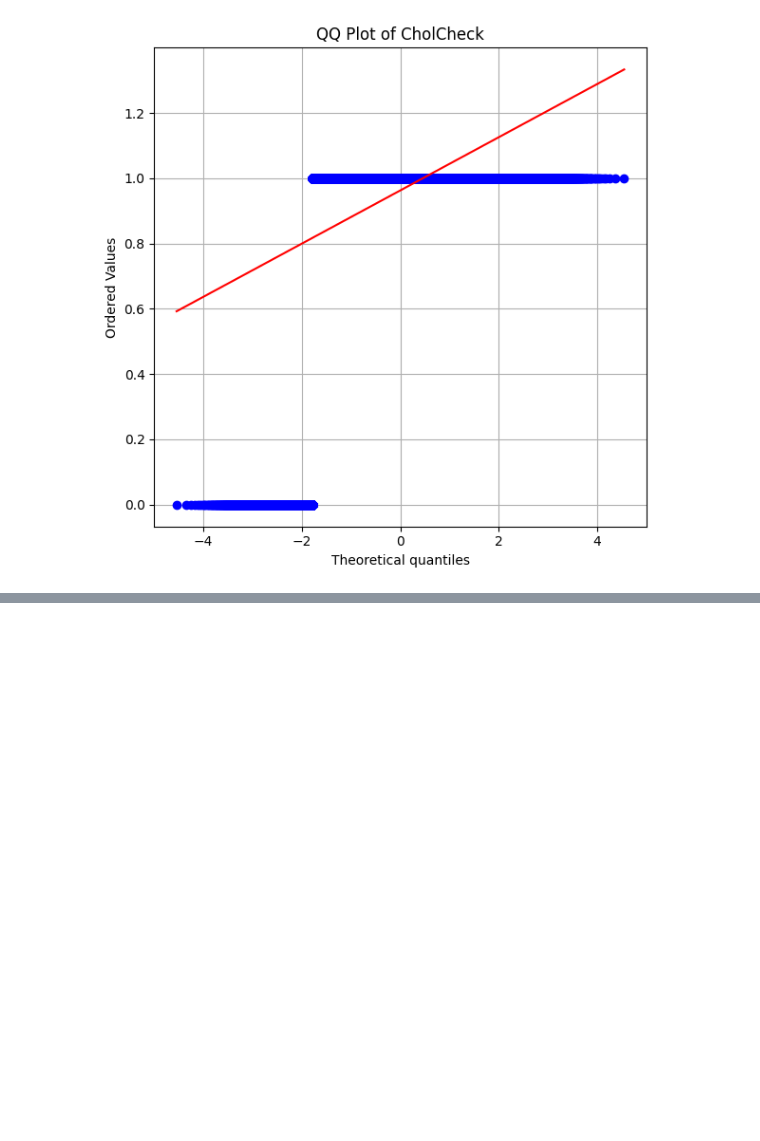
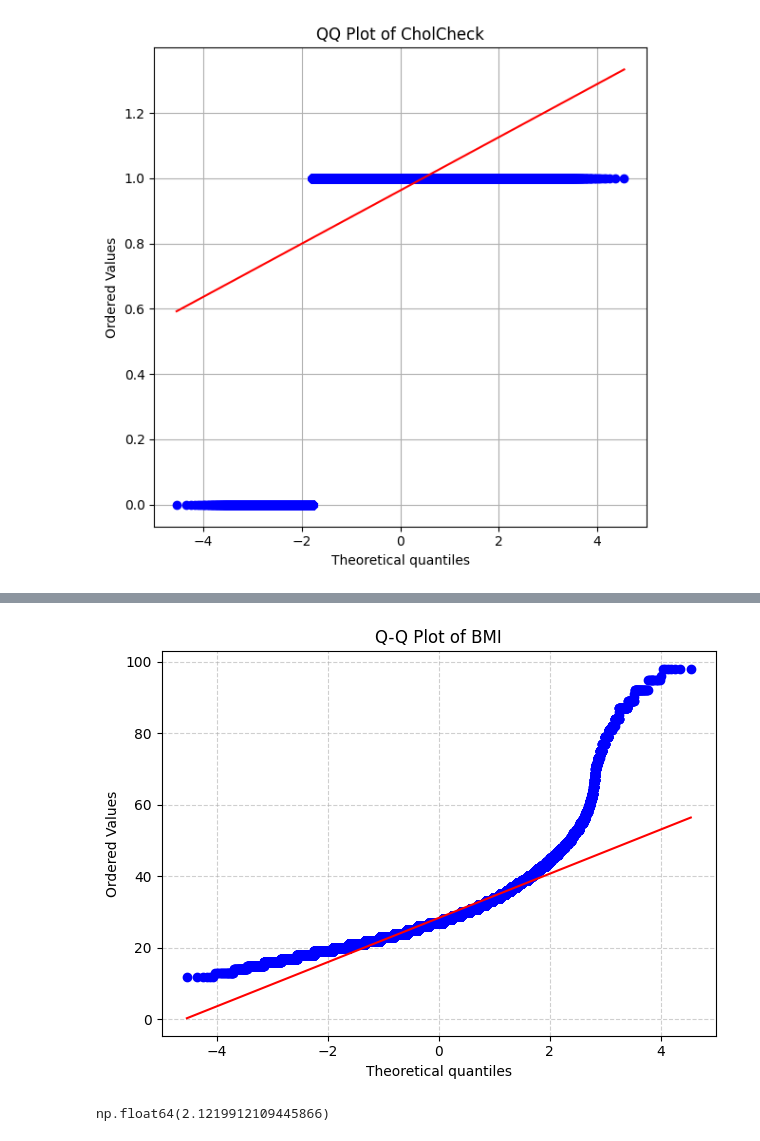
Before and after one commit to mrablfz05/diabetes-prediction, a Jupyter notebook: diabetes_prediction.ipynb, the cells around one changed output, grey strips where cells are left out. Saved outputs shown, nothing was run; the diff lists cells and outputs as text; code cells hidden in the pictures; blank space fills up the shorter version.

```diff
--- a/diabetes_prediction.ipynb
+++ b/diabetes_prediction.ipynb
@@ -526,0 +588,12 @@ plt.show()
+# %%
+stats.probplot(diabetes["BMI"], dist="norm", plot=plt)
+plt.title("Q-Q Plot of BMI")
+plt.grid(True, linestyle='--', alpha=0.6)
+plt.tight_layout()
+plt.show()
+# %% [output]
+[figure, added]
+# %%
+skew(diabetes["BMI"])
+# %% [output]
+np.float64(2.1219912109445866)
```
Also changed, not shown: parts of 12 cells of this notebook.
